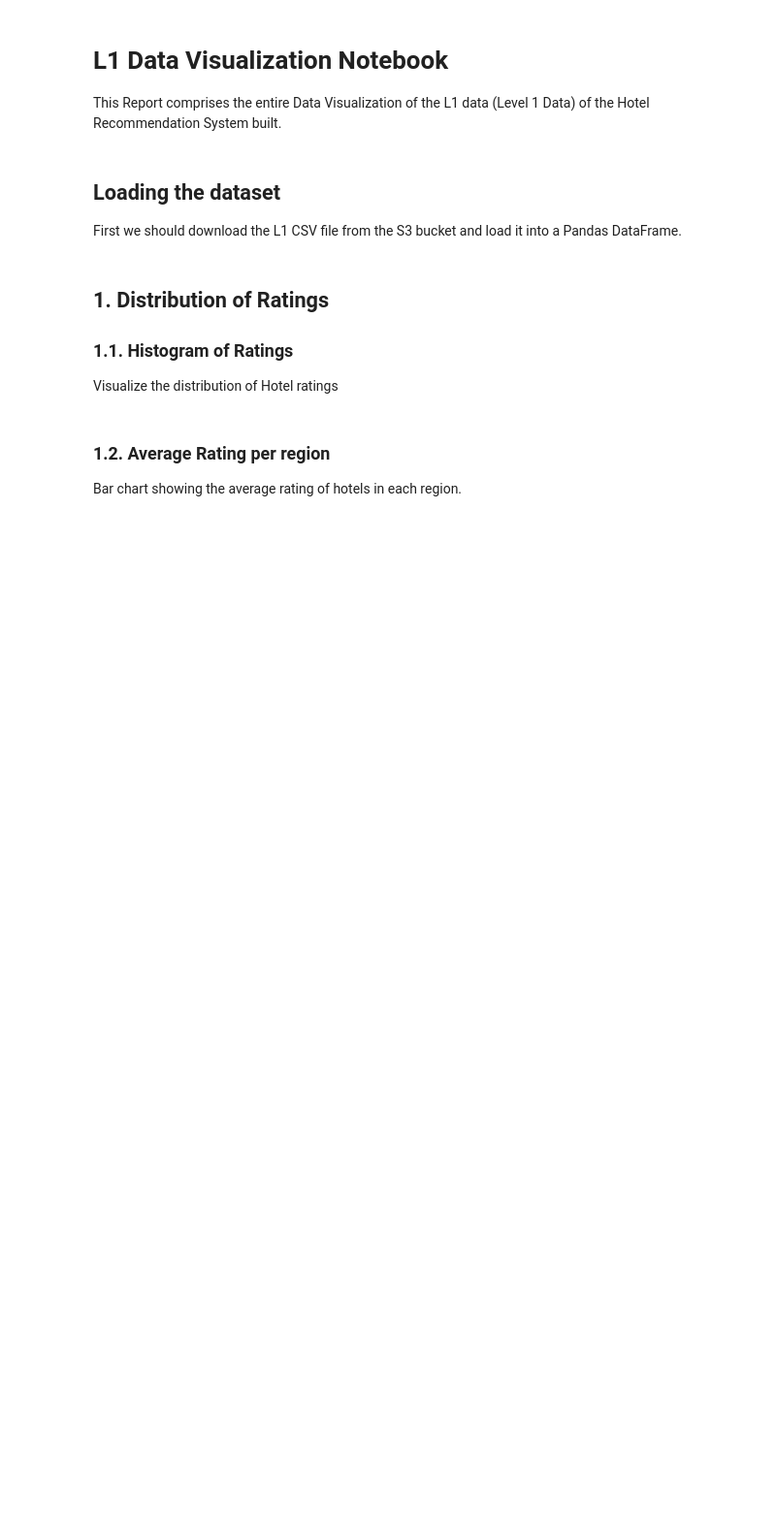
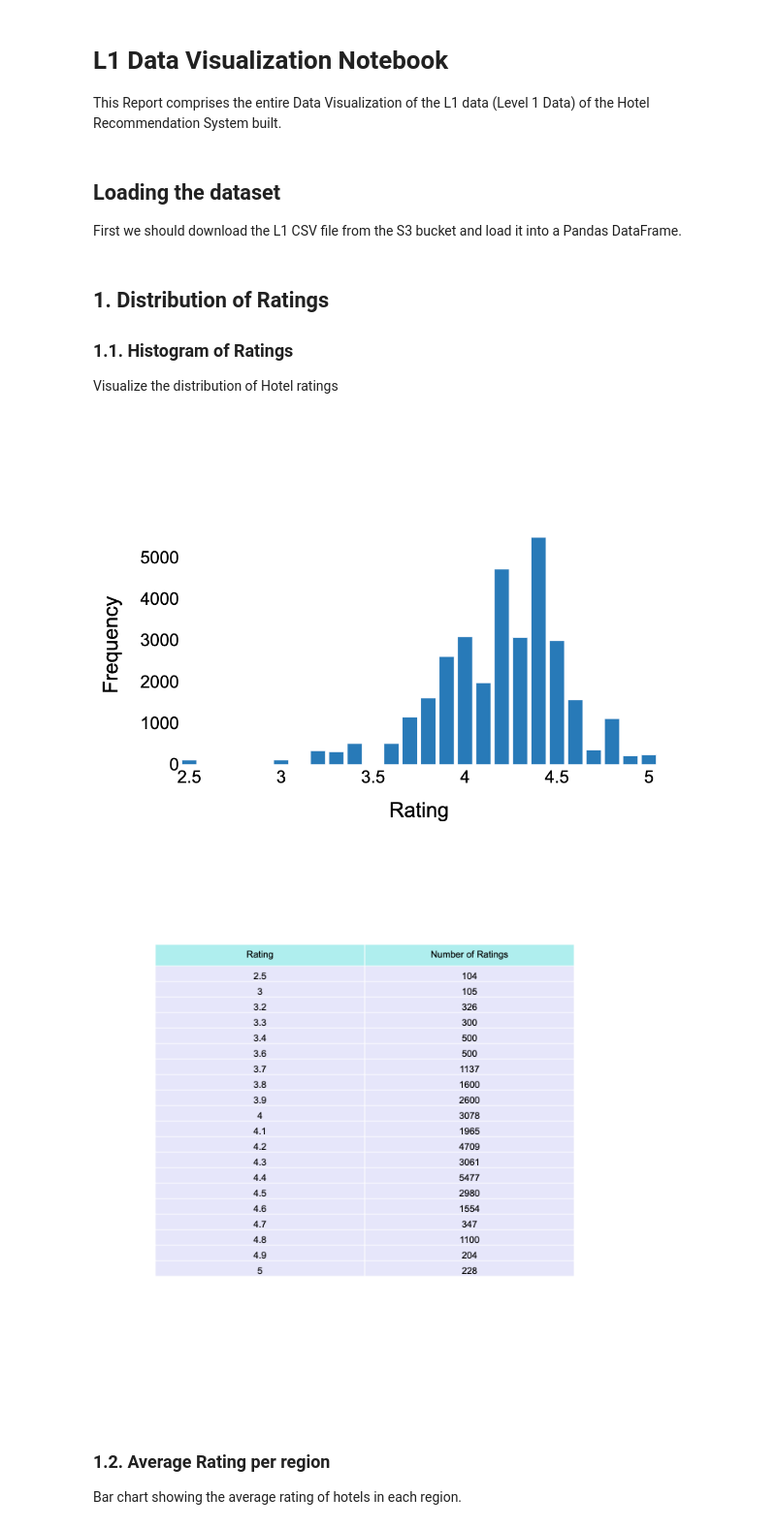
Before and after one commit to PromaChow/HotelRecommendationSystem, a Jupyter notebook: src/data_visualization.ipynb, the cells around one changed output. Shown at 97% size. Drawn from its saved outputs; the diff is of its cells as text; code cells hidden in the pictures; blank space fills up the shorter version.

```diff
--- a/src/data_visualization.ipynb
+++ b/src/data_visualization.ipynb
@@ -67,6 +67,10 @@ fig_table.show()
 
 Visualize the distribution of Hotel ratings
 # %%
+import plotly.graph_objects as go
+import plotly.io as pio
+from IPython.display import Image, display
+
 # Plot histogram of ratings with Plotly
 hist_data = df['rating'].value_counts().sort_index()
 fig_hist = go.Figure(data=[go.Bar(
@@ -75,7 +79,7 @@ fig_hist = go.Figure(data=[go.Bar(
         marker_color=color_palette[10]
     )])
 fig_hist.update_layout(
-    title_text='Distribution of Hotel Ratings',
+    # title_text='Distribution of Hotel Ratings',
     title_x=0.5,
     xaxis_title='Rating',
     yaxis_title='Frequency',
@@ -85,38 +89,61 @@ fig_hist.update_layout(
         family="Arial, sans-serif",
         size=16,
         color="#000000"
-    )
+    ),
+    height=400,  # Adjust the height as needed
+    width=600   # Adjust the width as needed
 )
 
 # Show the histogram
-fig_hist.show()
+# fig_hist.show()
+
+# Save the histogram as a static image with transparent background
+pio.write_image(fig_hist, '../plots/1_1_histogram.png', scale=2, format='png', engine='kaleido')
 
 # Create a table with the ratings and their frequencies
 ratings_count = df['rating'].value_counts().reset_index()
 ratings_count.columns = ['Rating', 'Number of Ratings']
 ratings_count = ratings_count.sort_values('Rating')
 
+# Adjust the table figure layout to show all rows
 fig_table = go.Figure(data=[go.Table(
     header=dict(values=list(ratings_count.columns),
                 fill_color='paleturquoise',
                 align='center'),
     cells=dict(values=[ratings_count.Rating, ratings_count['Number of Ratings']],
                fill_color='lavender',
                align='center'))
 ])
 
+# Calculate the necessary height for the table
+table_height = 300 + len(ratings_count) * 20  # Adjust these values as needed
+
 fig_table.update_layout(
-    title_text='Ratings Distribution Table',
+    # title_text='Ratings Distribution Table',
     title_x=0.5,
     font=dict(
         family="Arial, sans-serif",
         size=12,
         color="#000000"
-    )
+    ),
+    height=table_height,
+    # width=400,  # Adjust the width as needed
+    # plot_bgcolor='rgba(0,0,0,0)',
+    # paper_bgcolor='rgba(0,0,0,0)'
 )
 
 # Show the table
-fig_table.show()
+# fig_table.show()
+
+# Save the table as a static image with transparent background
+pio.write_image(fig_table, '../plots/1_1_table.png', scale=2, format='png', engine='kaleido')
+
+# Optionally, display the static images
+display(Image(filename='../plots/1_1_histogram.png', width=800, height=600))
+display(Image(filename='../plots/1_1_table.png', width=800, height=600))
+# %% [output]
+[figure, added]
+[figure, added]
 # %% [markdown]
 ### 1.2. Average Rating per region
 
```
Also changed, not shown: parts of 11 cells of this notebook, 3 other files.
